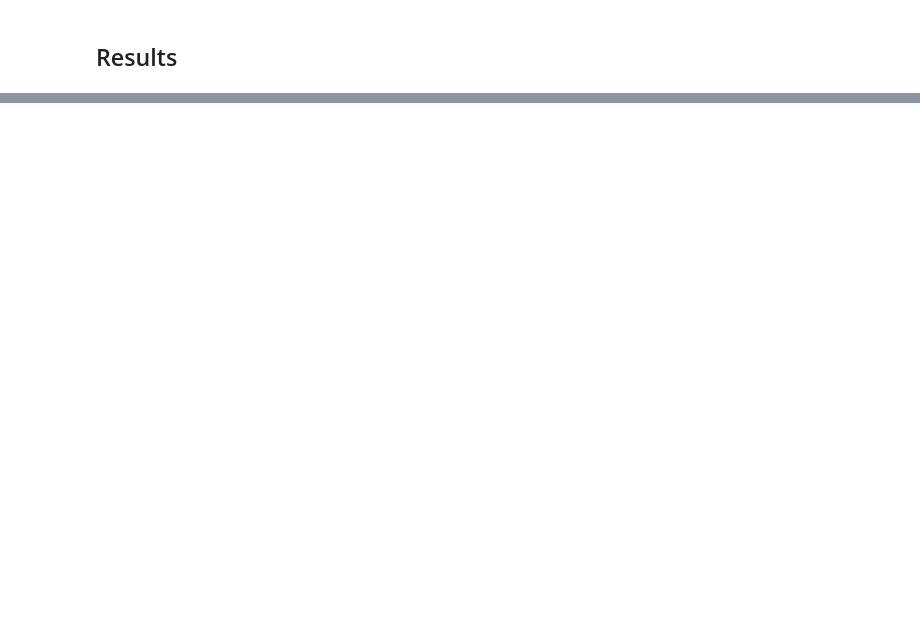
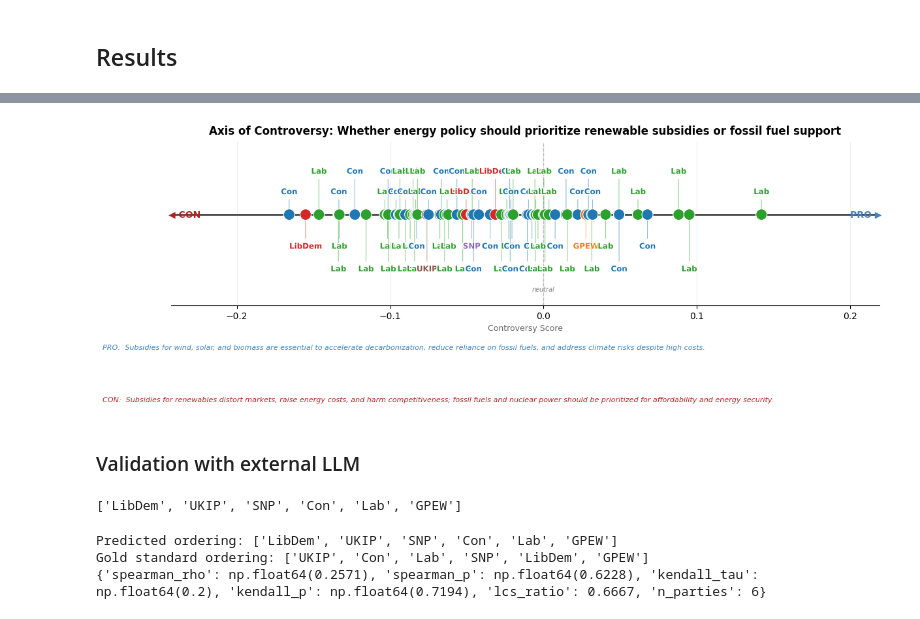
Before and after one commit to fedefraschio/stance-detection-uk-parliament, a Jupyter notebook: notebooks/stance_detection.ipynb, the cells around one changed output, grey strips where cells are left out. Drawn from its saved outputs; the diff is of its cells as text; code cells hidden in the pictures; blank space fills up the shorter version.

```diff
--- a/notebooks/stance_detection.ipynb
+++ b/notebooks/stance_detection.ipynb
@@ -559,0 +643,3 @@ plt.show()
+# %%
+anchors=uk.generate_anchors(topic, model_name=summarization_model)
+anchors
@@ -559,0 +665,12 @@ plt.show()
+# %%
+# saving anchors to json file
+with open(f'./../data/processed/anchors_{topic}_{summarization_model}.json', 'w') as f:
+    json.dump(anchors, f, indent=4)
+# %%
+# DEBUG: loading anchors from json file
+with open(f'./../data/processed/anchors_{topic}_{summarization_model}.json', 'r') as f:
+    anchors = json.load(f)
+# %%
+anchor_number=0
+chosen_anchor = anchors[anchor_number]
+chosen_anchor
@@ -559,0 +695,20 @@ plt.show()
+# %%
+issue = chosen_anchor['topic']
+speaker_df = uk.axis_of_controversy(topic, issue=issue, speaker_embeddings=speaker_embeddings, anchor_embeddings=anchor_embeddings)
+speaker_df = speaker_df.sort_values(by='controversy_score', ascending=True)
+# plot axis of controversy with speakers projected onto it
+uk.plot_axis_of_controversy(speaker_df, issue=issue, anchors=chosen_anchor)
+# %% [output]
+[figure, added]
+# %% [markdown]
+### Validation with external LLM
+# %%
+party_order = (
+            speaker_df.groupby('party')['controversy_score']
+            .mean()
+            .sort_values()
+            .index.tolist()
+        )
+party_order
+# %% [output]
+['LibDem', 'UKIP', 'SNP', 'Con', 'Lab', 'GPEW']
@@ -559,0 +719,20 @@ plt.show()
+# %%
+# evaluation of the ordering of parties along the controversy axis
+#get unique party labels in the speaker_df
+
+party_order = (
+            speaker_df.groupby('party')['controversy_score']
+            .mean()
+            .sort_values()
+            .index.tolist()
+        )
+
+print("Predicted ordering:", party_order)
+print("Gold standard ordering:", gold_ordering)
+
+metrics = uk.evaluate_ordering(pred_ordering=party_order, gold_ordering=gold_ordering)
+print(metrics)
+# %% [output]
+Predicted ordering: ['LibDem', 'UKIP', 'SNP', 'Con', 'Lab', 'GPEW']
+Gold standard ordering: ['UKIP', 'Con', 'Lab', 'SNP', 'LibDem', 'GPEW']
+{'spearman_rho': np.float64(0.2571), 'spearman_p': np.float64(0.6228), 'kendall_tau': np.float64(0.2), 'kendall_p': np.float64(0.7194), 'lcs_ratio': 0.6667, 'n_parties': 6}
```
Also changed, not shown: parts of 22 cells of this notebook, 38 other files.
